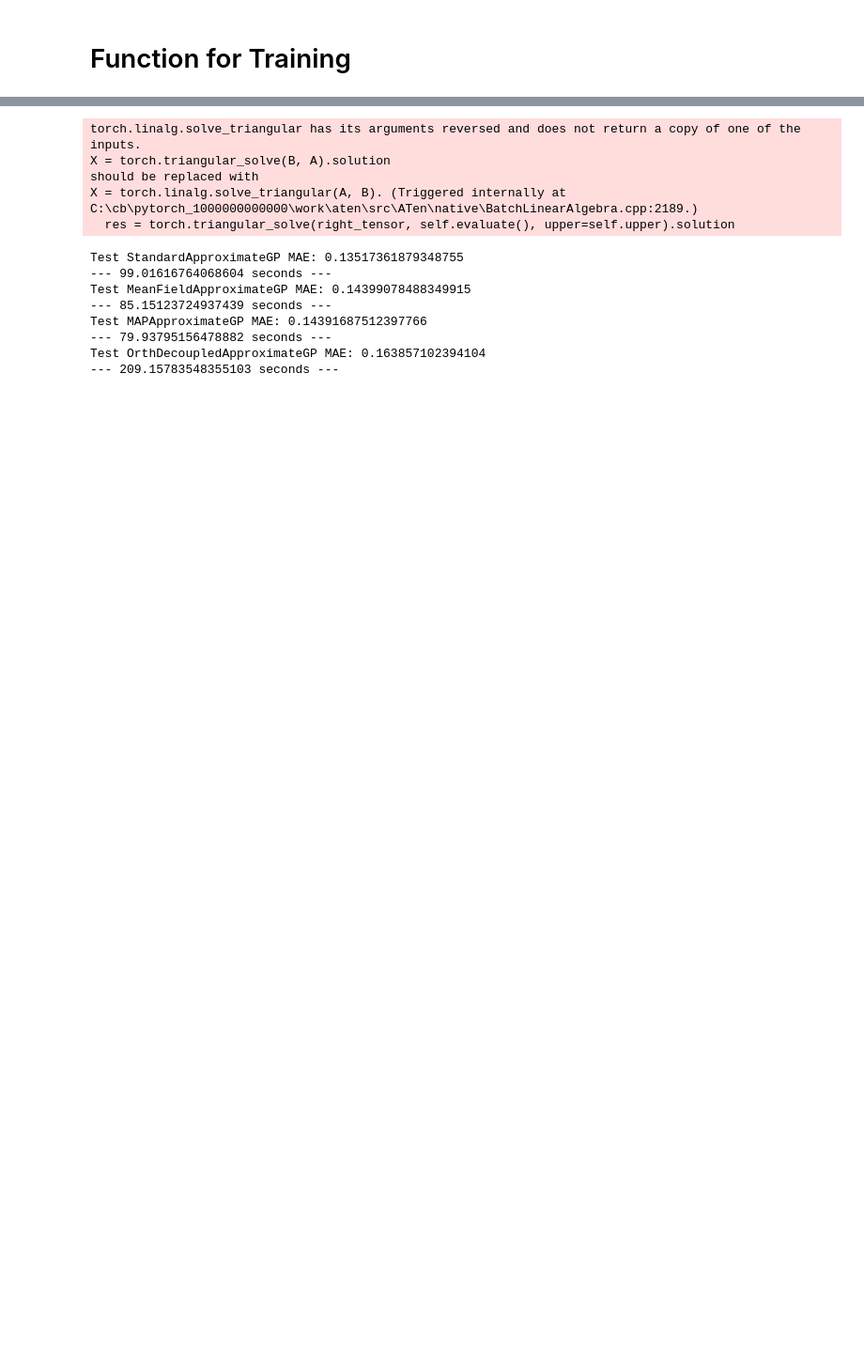
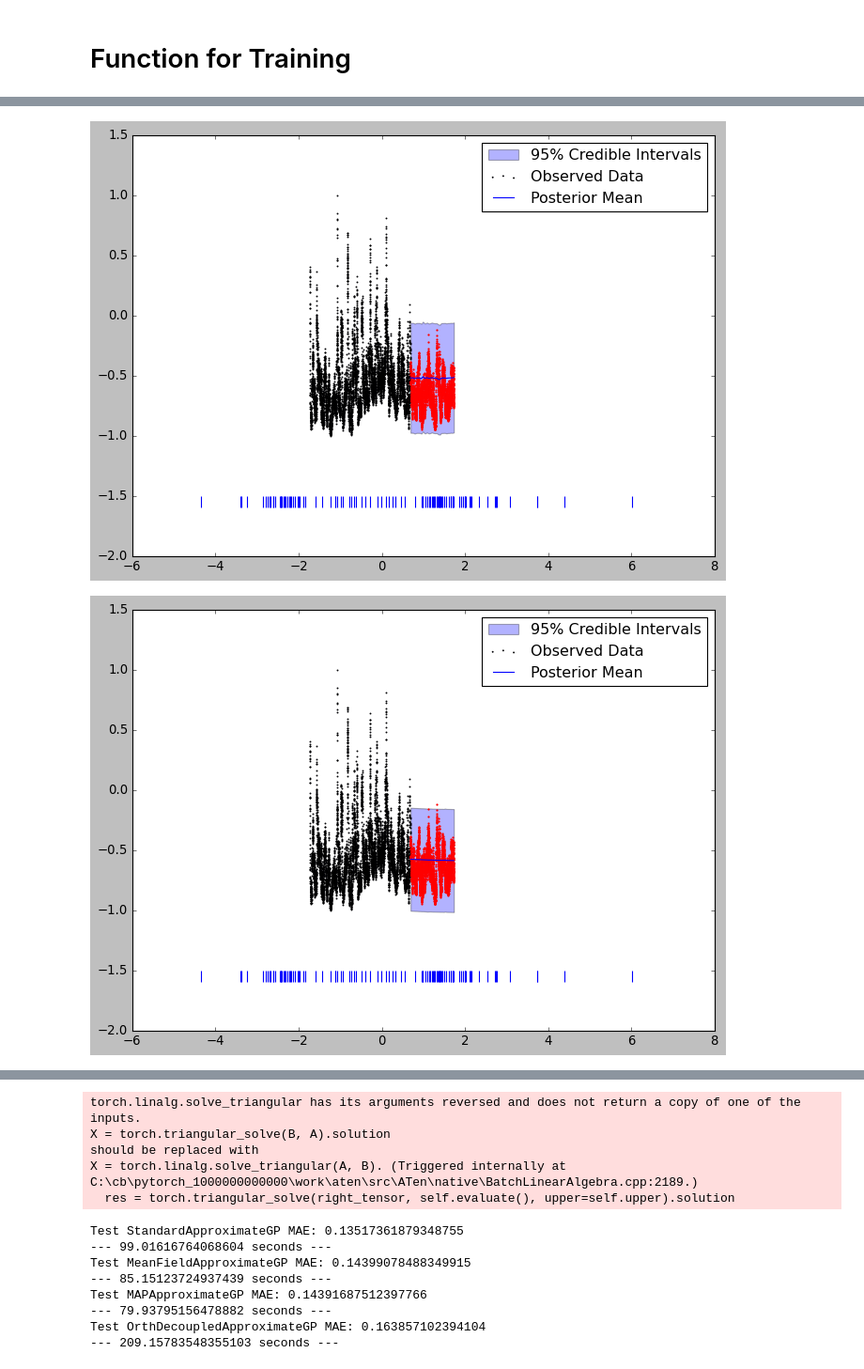
Before and after one commit to DanielCaoSilva/GaussProcesses, a Jupyter notebook: variational.ipynb, the cells around one changed output, grey strips where cells are left out. Shown: that part at 94% size. Drawn from its saved outputs; the diff is of its cells as text; code cells hidden in the pictures; blank space fills up the shorter version.

```diff
--- a/variational.ipynb
+++ b/variational.ipynb
@@ -81,9 +86,9 @@ test_loader = DataLoader(test_dataset, batch_size=1024, shuffle=False, generator
 # Function for Training
 # %%
 
-def train_and_test_approximate_gp(model_cls, kernel, num_epochs = 100):
+def train_and_test_approximate_gp(model_cls, kernel, num_ind_pts=128, num_epochs=100):
     start_time = time.time()
-    inducing_points = torch.randn(128, train_x.size(-1), dtype=train_x.dtype, device=train_x.device)
+    inducing_points = torch.randn(num_ind_pts, train_x.size(-1), dtype=train_x.dtype, device=train_x.device)
     model = model_cls(inducing_points, kernel)
     likelihood = gpytorch.likelihoods.GaussianLikelihood()
     mll = gpytorch.mlls.VariationalELBO(likelihood, model, num_data=train_y.numel())
@@ -125,0 +230,6 @@ def train_and_test_approximate_gp(model_cls, kernel, num_epochs = 100):
+# %%
+num_ind_pts = 100 # Number of inducing points (128 is default for train_and_test_approximate_gp function)
+m1, l1 = train_and_test_approximate_gp(StandardApproximateGP, kernel, num_epochs=100, num_ind_pts=num_ind_pts)
+m2, l2 = train_and_test_approximate_gp(MeanFieldApproximateGP, kernel, num_epochs=100, num_ind_pts=num_ind_pts)
+m3, l3 = train_and_test_approximate_gp(MAPApproximateGP, kernel, num_epochs=100, num_ind_pts=num_ind_pts)
+m4, l4 = train_and_test_approximate_gp(OrthDecoupledApproximateGP, kernel, num_epochs=100, num_ind_pts=num_ind_pts)
@@ -125,0 +245,42 @@ def train_and_test_approximate_gp(model_cls, kernel, num_epochs = 100):
+# %%
+pairs = [[m1, l1], [m2, l2], [m3, l3], [m4, l4]]
+
+for pair in pairs:
+    model = pair[0]
+    likelihood = pair[1]
+
+    model.eval()
+
+    # Make predictions by feeding model through likelihood
+    with torch.no_grad(), gpytorch.settings.fast_pred_var():
+        observed_pred = likelihood(model(test_x))
+
+    # Initialize plot
+    f, ax = plt.subplots(1, 1, figsize=(10, 7))
+
+    # Get upper and lower confidence bounds
+    lower, upper = observed_pred.confidence_region()
+    # Shade between the lower and upper confidence bounds
+    ax.fill_between(test_x[:,0].detach().cpu().numpy(),
+                    lower.detach().cpu().numpy(),
+                    upper.detach().cpu().numpy(), alpha=0.3)
+    # Plot training data as black stars
+    ax.scatter(train_x[:,0].detach().cpu().numpy(), train_y.detach().cpu().numpy(), s=0.5)
+    #ax.scatter(model.variational_strategy.inducing_points[:,0].detach().cpu().numpy(),
+    #           np.zeros(500)+1, s=0.5)
+    # Plot predictive means as blue line
+    ax.plot(test_x[:,0].detach().cpu().numpy(), observed_pred.mean.detach().cpu().numpy(), 'blue')
+    ax.scatter(test_x[:,0].detach().cpu().numpy(),
+               test_y.detach().cpu().numpy(),
+               s=1, color="red")
+
+    ax.vlines(m1.variational_strategy.inducing_points.detach().cpu().numpy(), ymin = -1.6, ymax = -1.5)
+
+
+    #ax.set_ylim([0, 1.5])
+    #ax.patch.set_facecolor('green')
+    #ax.patch.set_alpha(.1)
+    ax.legend(["95% Credible Intervals", "Observed Data", "Posterior Mean"])
+# %% [output]
+[figure, added]
+[figure, added]
```
Also changed, not shown: parts of 9 cells of this notebook, 3 other files.
